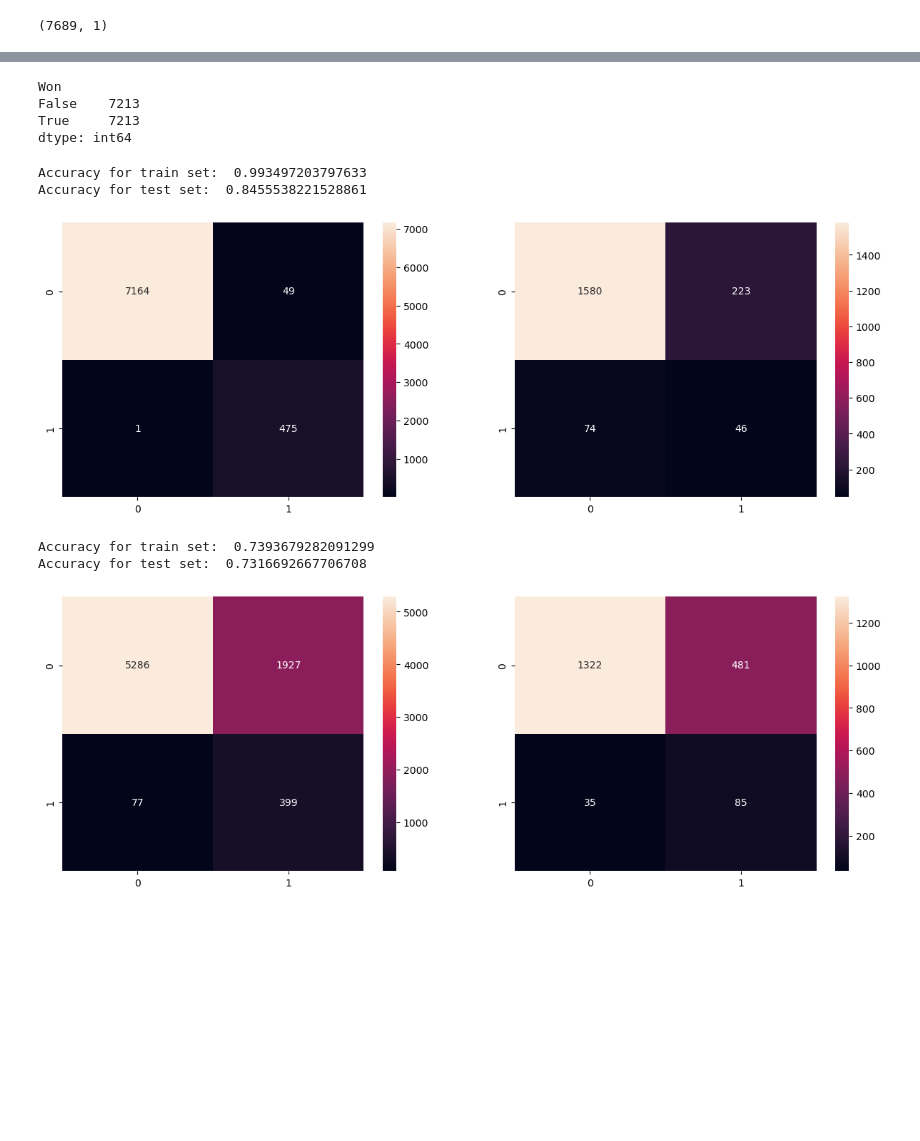
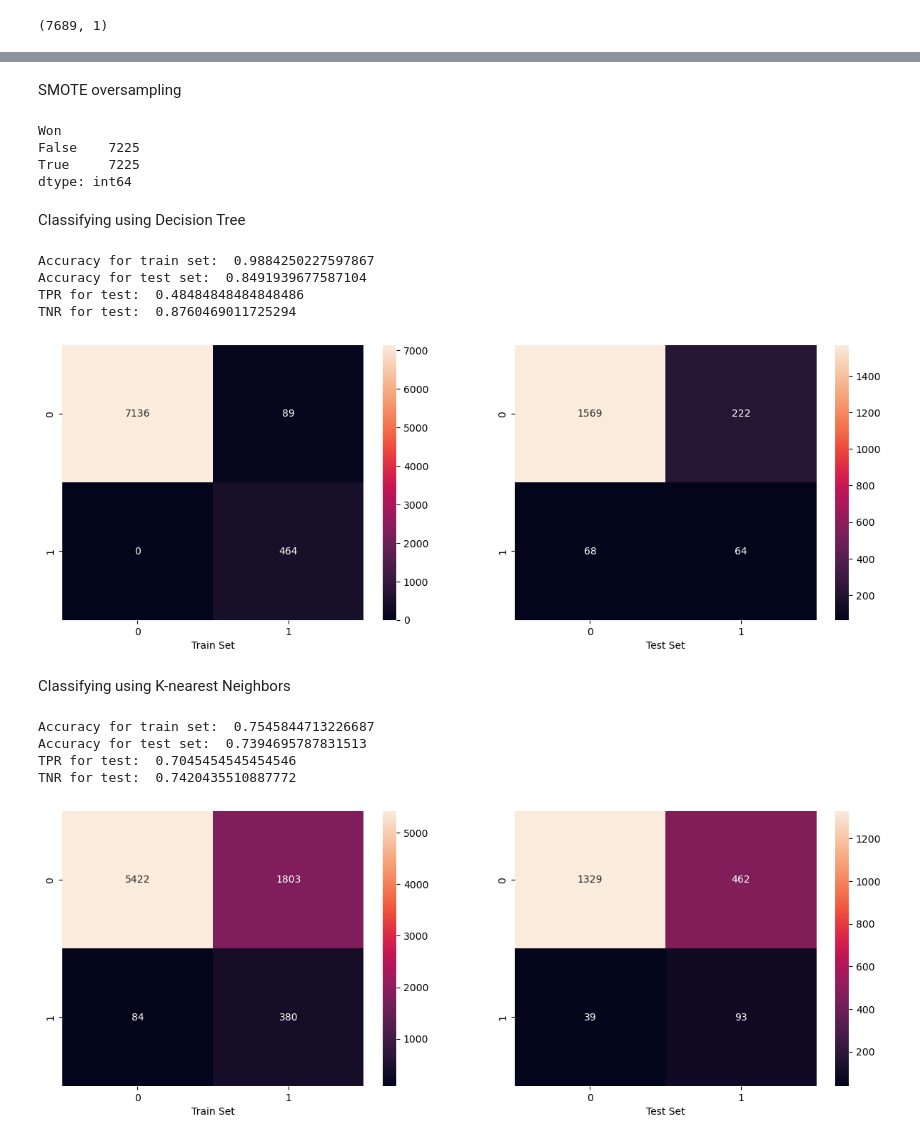
Before and after one commit to notsuspiciousindividual/SC1015_Project, a Jupyter notebook: resampling.ipynb, the cells around one changed output, grey strips where cells are left out. Saved outputs shown, nothing was run; the diff lists cells and outputs as text; code cells hidden in the pictures; blank space fills up the shorter version.

```diff
--- a/resampling.ipynb
+++ b/resampling.ipynb
@@ -11,7 +13,7 @@ from sklearn.metrics import confusion_matrix
 from sklearn.tree import plot_tree
 from imblearn.over_sampling import SMOTE
 # %%
-movieD = pd.read_csv('Data cleaning/allCleanedMovieData.csv')
+movieD = pd.read_csv('Data_Cleaning/allCleanedMovieData.csv')
 movieDB = movieD.drop("Unnamed: 0",axis=1)
 movieDB.head()
 # %% [output]
@@ -59,26 +105,39 @@ sb.heatmap(confusion_matrix(y_test,test_pred),annot=True,fmt="d",ax=axes[1])
+# %% [markdown]
+SMOTE oversampling
 # %%
 sm = SMOTE(random_state=42)
 x_res,y_res = sm.fit_resample(x_train,y_train)
 y_res.value_counts()
 # %% [output]
 Won
-False    7213
-True     7213
+False    7225
+True     7225
 dtype: int64
+# %% [markdown]
+Classifying using Decision Tree
 # %%
 detree = DecisionTreeClassifier(max_depth=20,random_state=50)
 detree.fit(x_res,y_res)
 train_pred=detree.predict(x_train)
 test_pred = detree.predict(x_test)
 f, axes=plt.subplots(1,2,figsize=(15,5))
 sb.heatmap(confusion_matrix(y_train,train_pred),annot=True,fmt='d',ax=axes[0])
+axes[0].set_xlabel("Train Set")
 sb.heatmap(confusion_matrix(y_test,test_pred),annot=True,fmt="d",ax=axes[1])
+axes[1].set_xlabel("Test Set")
 print("Accuracy for train set: ",detree.score(x_train,y_train))
 print("Accuracy for test set: ",detree.score(x_test,y_test))
+cm3=confusion_matrix(y_test,test_pred)
+print("TPR for test: ",cm3[1][1]/(cm3[1][1]+cm3[1][0]))
+print("TNR for test: ",cm3[0][0]/(cm3[0][0]+cm3[0][1]))
 # %% [output]
-Accuracy for train set:  0.993497203797633
-Accuracy for test set:  0.8455538221528861
+Accuracy for train set:  0.9884250227597867
+Accuracy for test set:  0.8491939677587104
+TPR for test:  0.48484848484848486
+TNR for test:  0.8760469011725294
-[figure, old version]
+[figure, new version]
+# %% [markdown]
+Classifying using K-nearest Neighbors
 # %%
 knn = KNeighborsClassifier(n_neighbors = 81)
 knn.fit(x_res,y_res)
@@ -86,10 +145,17 @@ multi_knn_train_pred = knn.predict(x_train)
 multi_knn_test_pred = knn.predict(x_test)
 f, axes=plt.subplots(1,2,figsize=(15,5))
 sb.heatmap(confusion_matrix(y_train,multi_knn_train_pred),annot=True,fmt="d",ax=axes[0])
+axes[0].set_xlabel("Train Set")
 sb.heatmap(confusion_matrix(y_test,multi_knn_test_pred),annot=True,fmt="d",ax=axes[1])
+axes[1].set_xlabel("Test Set")
 print("Accuracy for train set: ",knn.score(x_train,y_train))
 print("Accuracy for test set: ",knn.score(x_test,y_test))
+cm4=confusion_matrix(y_test,multi_knn_test_pred)
+print("TPR for test: ",cm4[1][1]/(cm4[1][1]+cm4[1][0]))
+print("TNR for test: ",cm4[0][0]/(cm4[0][0]+cm4[0][1]))
 # %% [output]
-Accuracy for train set:  0.7393679282091299
-Accuracy for test set:  0.7316692667706708
+Accuracy for train set:  0.7545844713226687
+Accuracy for test set:  0.7394695787831513
+TPR for test:  0.7045454545454546
+TNR for test:  0.7420435510887772
-[figure, old version]
+[figure, new version]
```
Also changed, not shown: parts of 12 cells of this notebook.
